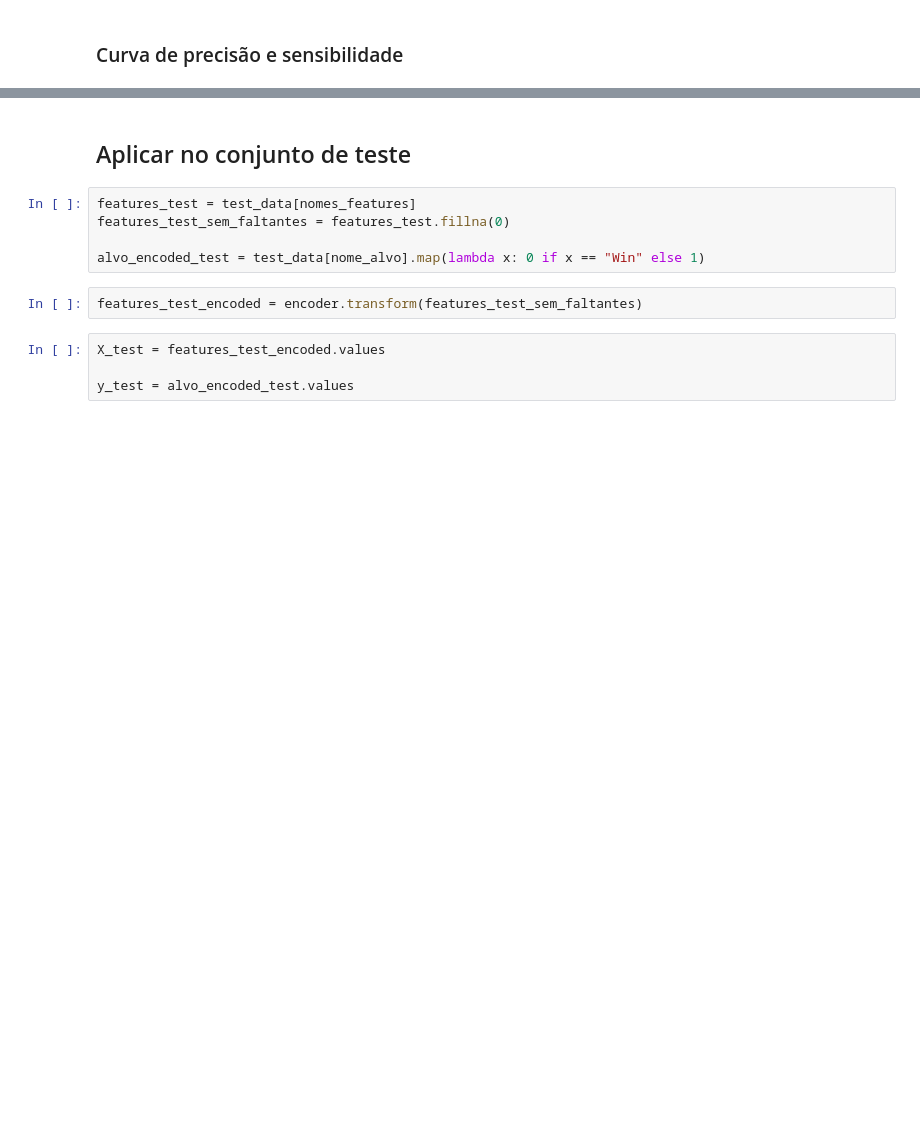
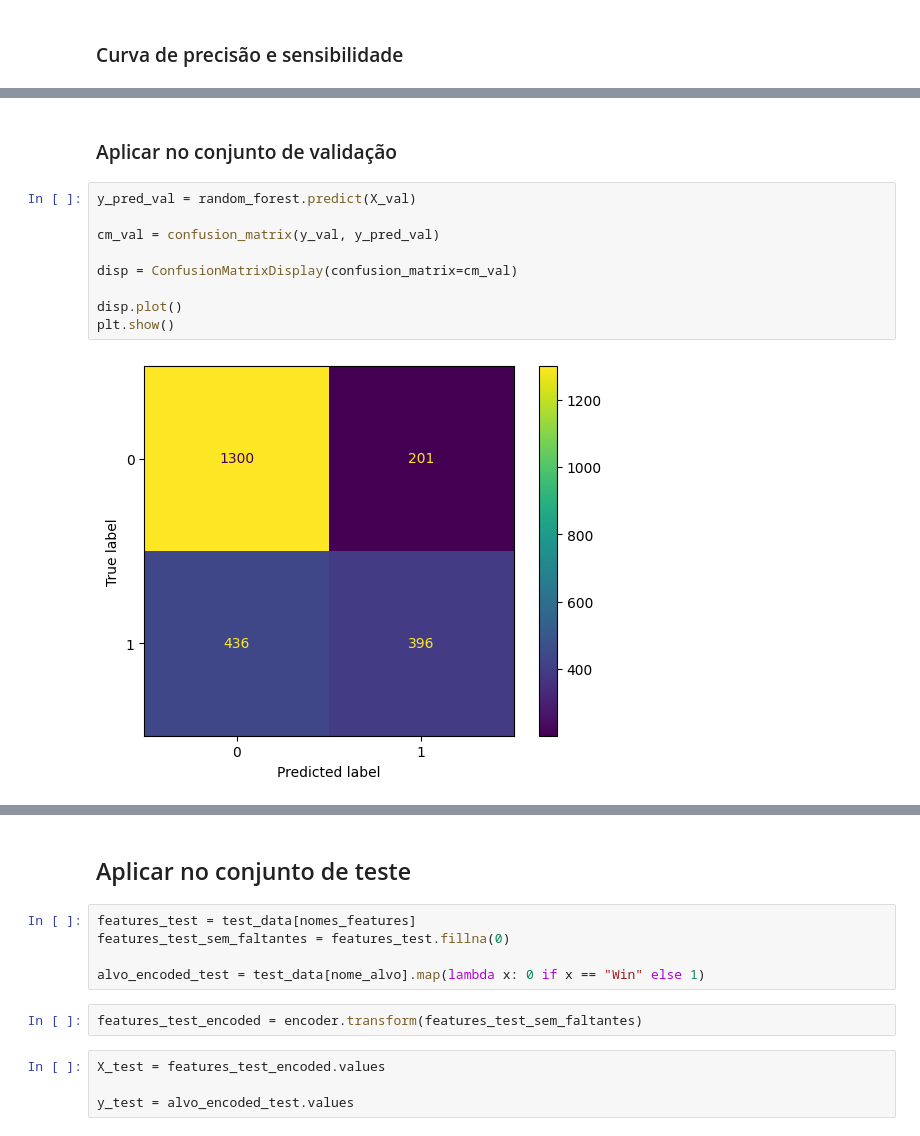
Before and after one commit to FelipeFLopes/fifa_matches_analysis, a Jupyter notebook: analise.ipynb, the cells around one changed output, grey strips where cells are left out. Cells and saved outputs as stored; diff of their text form; blank space fills up the shorter version.

```diff
--- a/analise.ipynb
+++ b/analise.ipynb
@@ -741,0 +763,13 @@ plt.show()
+# %% [markdown]
+### Aplicar no conjunto de validação
+# %%
+y_pred_val = random_forest.predict(X_val)
+
+cm_val = confusion_matrix(y_val, y_pred_val)
+
+disp = ConfusionMatrixDisplay(confusion_matrix=cm_val)
+
+disp.plot()
+plt.show()
+# %% [output]
+[figure, added]
```
Also changed, not shown: parts of 20 cells of this notebook.
